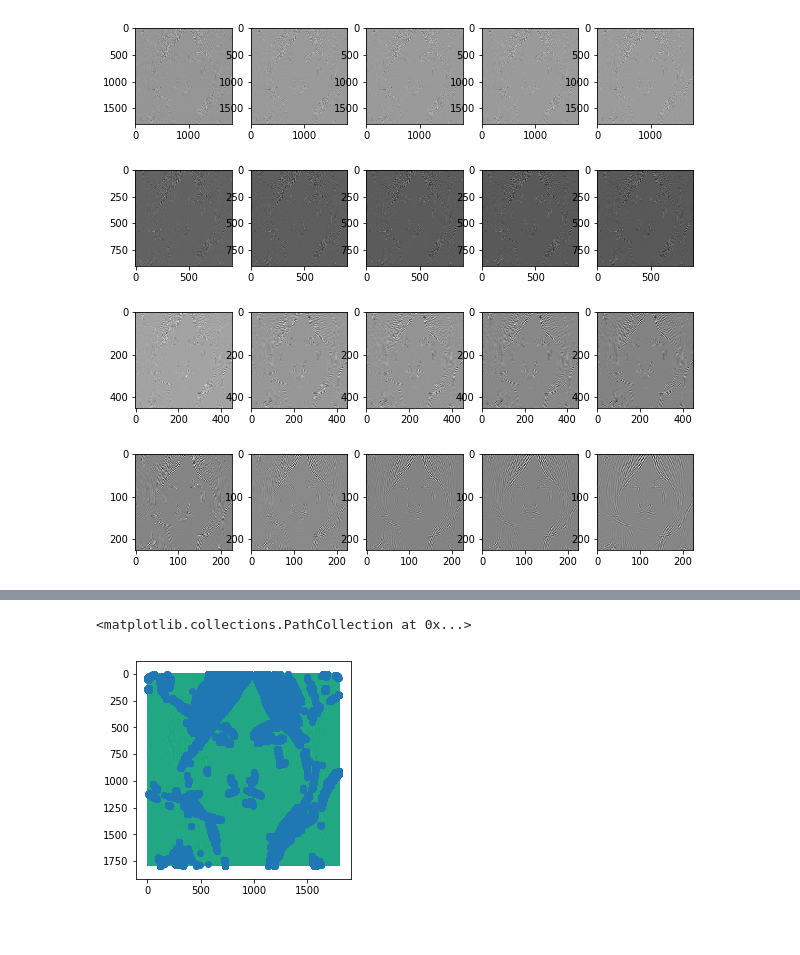
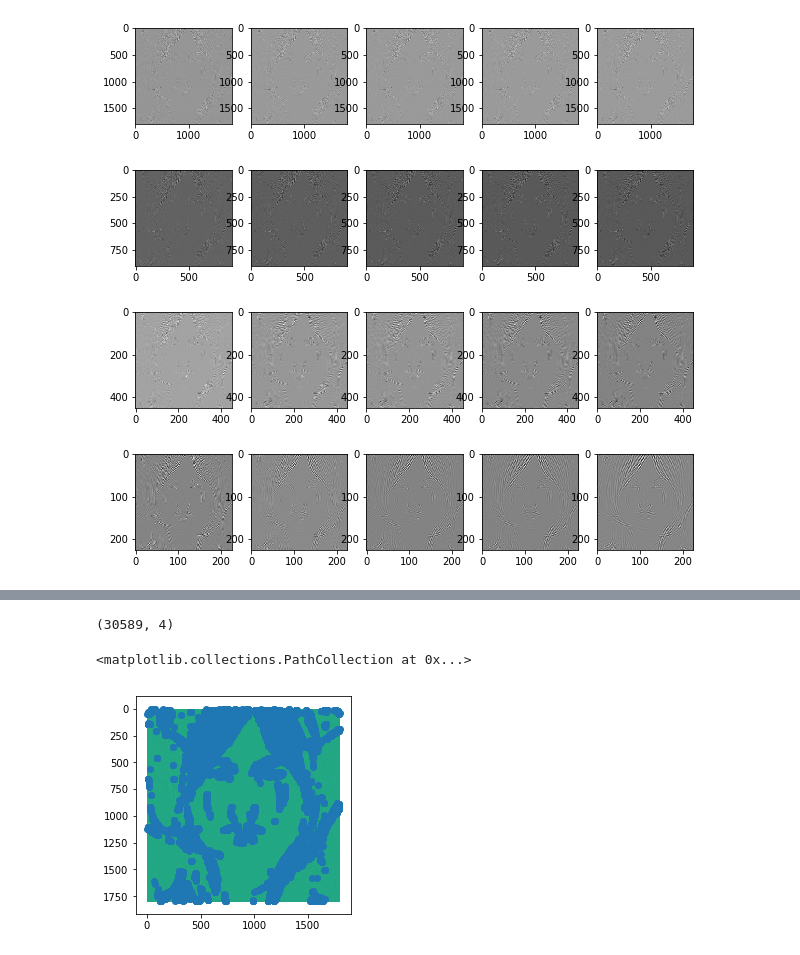
Before and after one commit to Misa-XU/jupyter, a Jupyter notebook: CV/Descriptors.ipynb, the cells around one changed output, grey strips where cells are left out. Cells and saved outputs as stored; diff of their text form; code cells hidden in the pictures.

```diff
--- a/CV/Descriptors.ipynb
+++ b/CV/Descriptors.ipynb
@@ -248,8 +320,21 @@ extremas.shape[0]
+# %%
+extremas_localized = []
+
+for extrema in extremas:
+    isValid, t, s, i, j = ExtremaLocalization(output, *extrema)
+    if isValid:
+        extremas_localized.append([t, s, i, j])
+# %%
+extremas_localized = np.asarray(extremas_localized)
+# %%
+extremas_localized.shape
+# %% [output]
+(30589, 4)
 # %%
-extremas2 = (2 ** extremas[:, 0, np.newaxis]) * extremas[:, -2:]
+extremas_localized2 = (2 ** extremas_localized[:, 0, np.newaxis]) * extremas_localized[:, -2:]
 # %%
 plt.imshow(output[0][1])
-plt.scatter(px, py)
+plt.scatter(extremas_localized2[:, 1], extremas_localized2[:, 0])
 # %% [output]
 <matplotlib.collections.PathCollection at 0x...>
-[figure, old version]
+[figure, new version]
```
Also changed, not shown: parts of 17 cells of this notebook, 3 other files.
